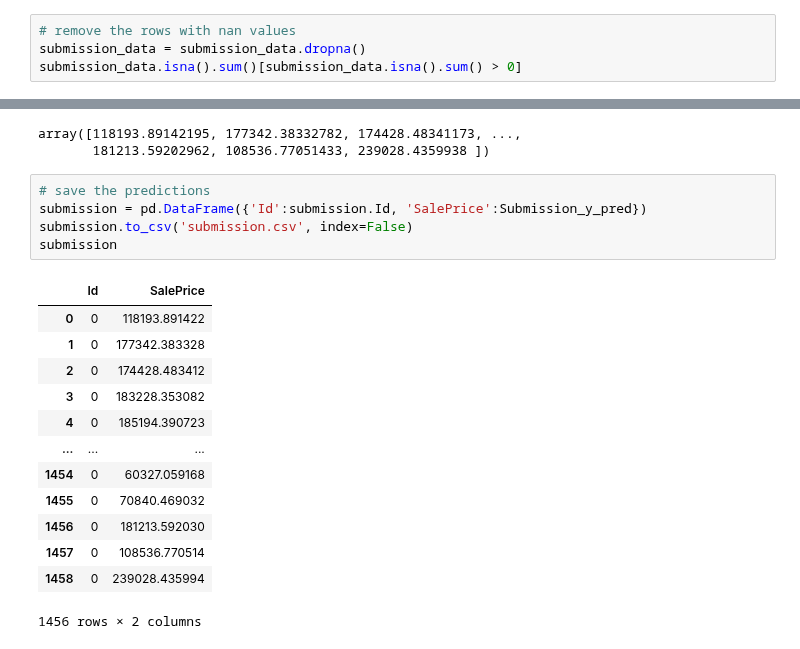
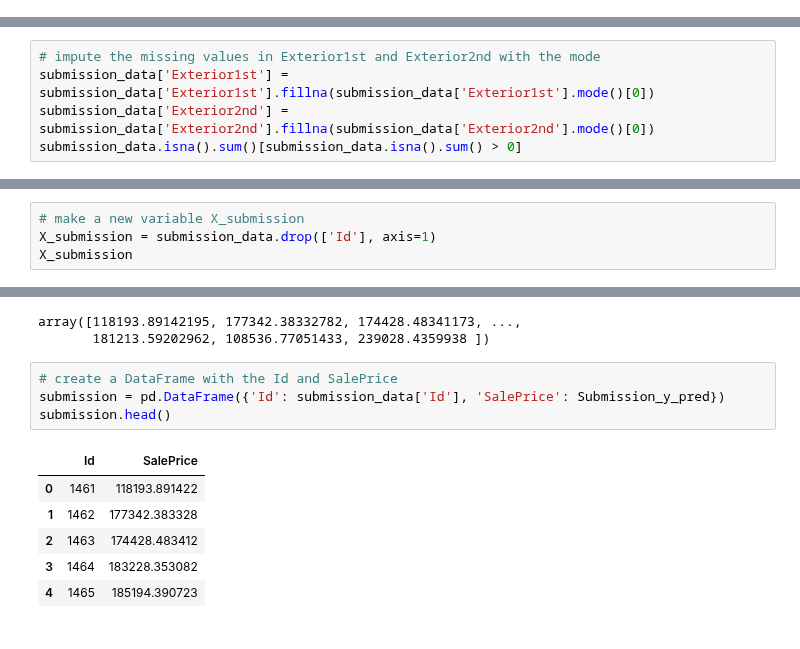
Before and after one commit to VishalyGinny/Data-Science-Projects, a Jupyter notebook: house-prices-advanced-regression-techniques/houseprice.ipynb, the cells around one changed output, grey strips where cells are left out. Saved outputs shown, nothing was run; the diff lists cells and outputs as text.

```diff
--- a/house-prices-advanced-regression-techniques/houseprice.ipynb
+++ b/house-prices-advanced-regression-techniques/houseprice.ipynb
@@ -824,7 +824,3 @@ submission_data.isna().sum()[submission_data.isna().sum() > 0]
 Exterior1st    1
 Exterior2nd    2
 dtype: int64
-# %%
-# remove the rows with nan values
-submission_data = submission_data.dropna()
-submission_data.isna().sum()[submission_data.isna().sum() > 0]
@@ -832,0 +827,5 @@ Series([], dtype: int64)
+# %%
+# impute the missing values in Exterior1st and Exterior2nd with the mode
+submission_data['Exterior1st'] = submission_data['Exterior1st'].fillna(submission_data['Exterior1st'].mode()[0])
+submission_data['Exterior2nd'] = submission_data['Exterior2nd'].fillna(submission_data['Exterior2nd'].mode()[0])
+submission_data.isna().sum()[submission_data.isna().sum() > 0]
@@ -852,0 +854,4 @@ X_submission
+# %%
+# make a new variable X_submission
+X_submission = submission_data.drop(['Id'], axis=1)
+X_submission
@@ -858,21 +877,13 @@ Submission_y_pred
 array([118193.89142195, 177342.38332782, 174428.48341173, ...,
        181213.59202962, 108536.77051433, 239028.4359938 ])
 # %%
-# save the predictions
-submission = pd.DataFrame({'Id':submission.Id, 'SalePrice':Submission_y_pred})
-submission.to_csv('submission.csv', index=False)
-submission
+# create a DataFrame with the Id and SalePrice
+submission = pd.DataFrame({'Id': submission_data['Id'], 'SalePrice': Submission_y_pred})
+submission.head()
 # %% [output]
 |  | Id | SalePrice |
-| 0 | 0 | 118193.891422 |
-| 1 | 0 | 177342.383328 |
-| 2 | 0 | 174428.483412 |
-| 3 | 0 | 183228.353082 |
-| 4 | 0 | 185194.390723 |
-| ... | ... | ... |
-| 1454 | 0 | 60327.059168 |
-| 1455 | 0 | 70840.469032 |
-| 1456 | 0 | 181213.592030 |
-| 1457 | 0 | 108536.770514 |
-| 1458 | 0 | 239028.435994 |
+| 0 | 1461 | 118193.891422 |
+| 1 | 1462 | 177342.383328 |
+| 2 | 1463 | 174428.483412 |
+| 3 | 1464 | 183228.353082 |
+| 4 | 1465 | 185194.390723 |
-1456 rows × 2 columns
```
Also changed, not shown: parts of 4 cells of this notebook.
